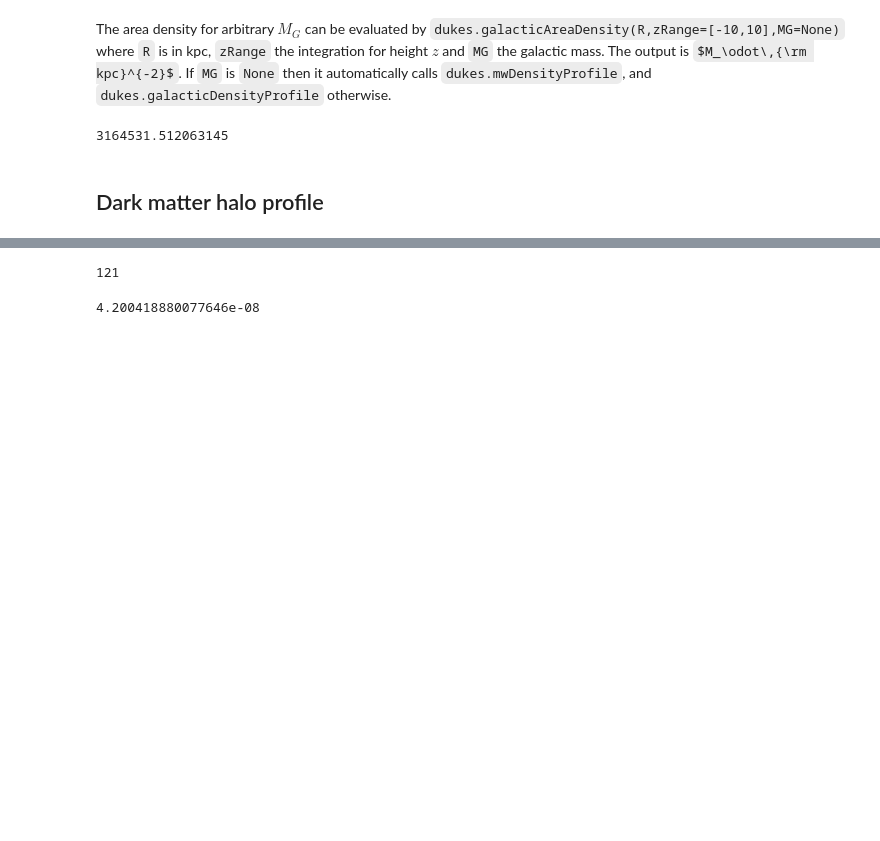
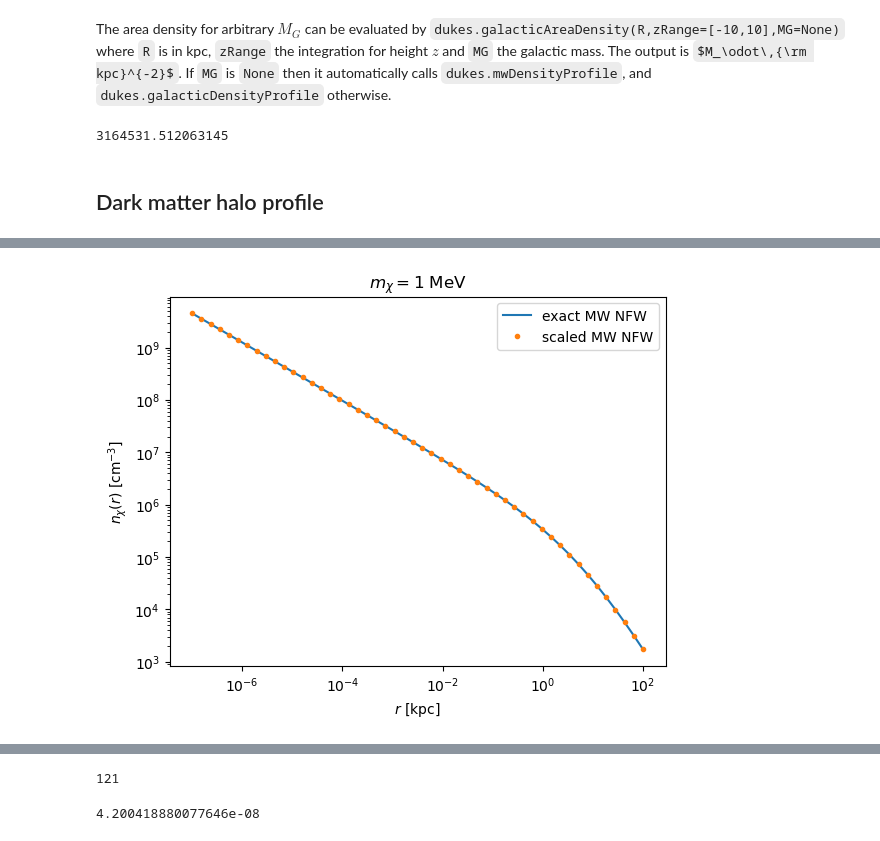
Before and after one commit to yenhsunlin/dukes, a Jupyter notebook: tutorial/tutorial.ipynb, the cells around one changed output, grey strips where cells are left out. Cells and saved outputs as stored; diff of their text form; code cells hidden in the pictures; some formulas as TeX source; blank space fills up the shorter version.

```diff
--- a/tutorial/tutorial.ipynb
+++ b/tutorial/tutorial.ipynb
@@ -105,0 +143,20 @@ dukes.galacticAreaDensity(R,zRange,MG)
+# %%
+mx = 1e-3
+rList = np.logspace(-3,2,50)
+mwNFW_exact = []
+mwNFW_scaled = []
+for r in rList:
+    mwNFW_exact.append(dukes.nxNFW(r,mx))
+    mwNFW_scaled.append(dukes.nxNFW(r,mx,MG=dukes.constant.Mmw))
+# %%
+plt.plot(rList,mwNFW_exact,label='exact MW NFW')
+plt.plot(rList,mwNFW_scaled,'.',label='scaled MW NFW')
+plt.xscale('log')
+plt.yscale('log')
+plt.legend()
+plt.title(r'$m_\chi = 1$ MeV')
+plt.xlabel(r'$r$ [kpc]')
+plt.ylabel(r'$n_\chi(r)~[{\rm cm}^{-3}]$')
+plt.show()
+# %% [output]
+[figure, added]
```
Also changed, not shown: parts of 14 cells of this notebook.
